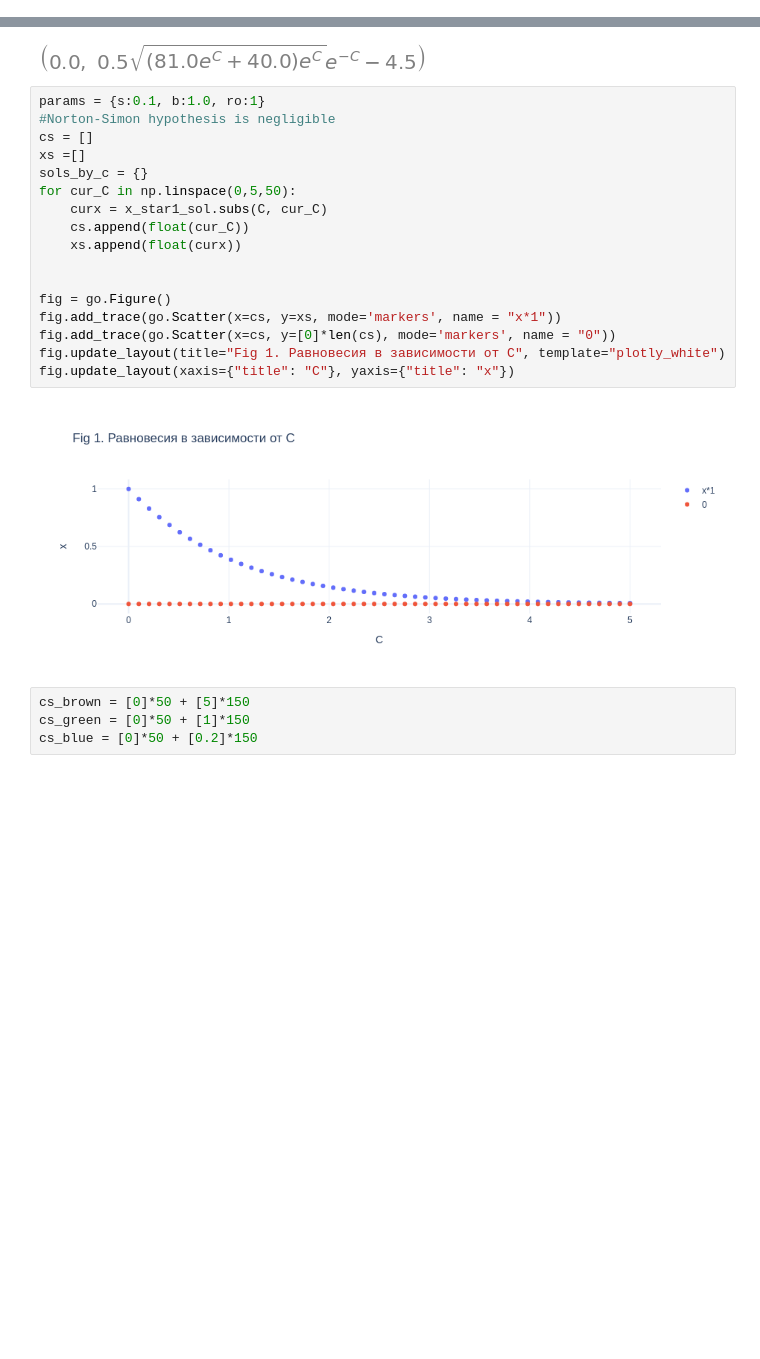
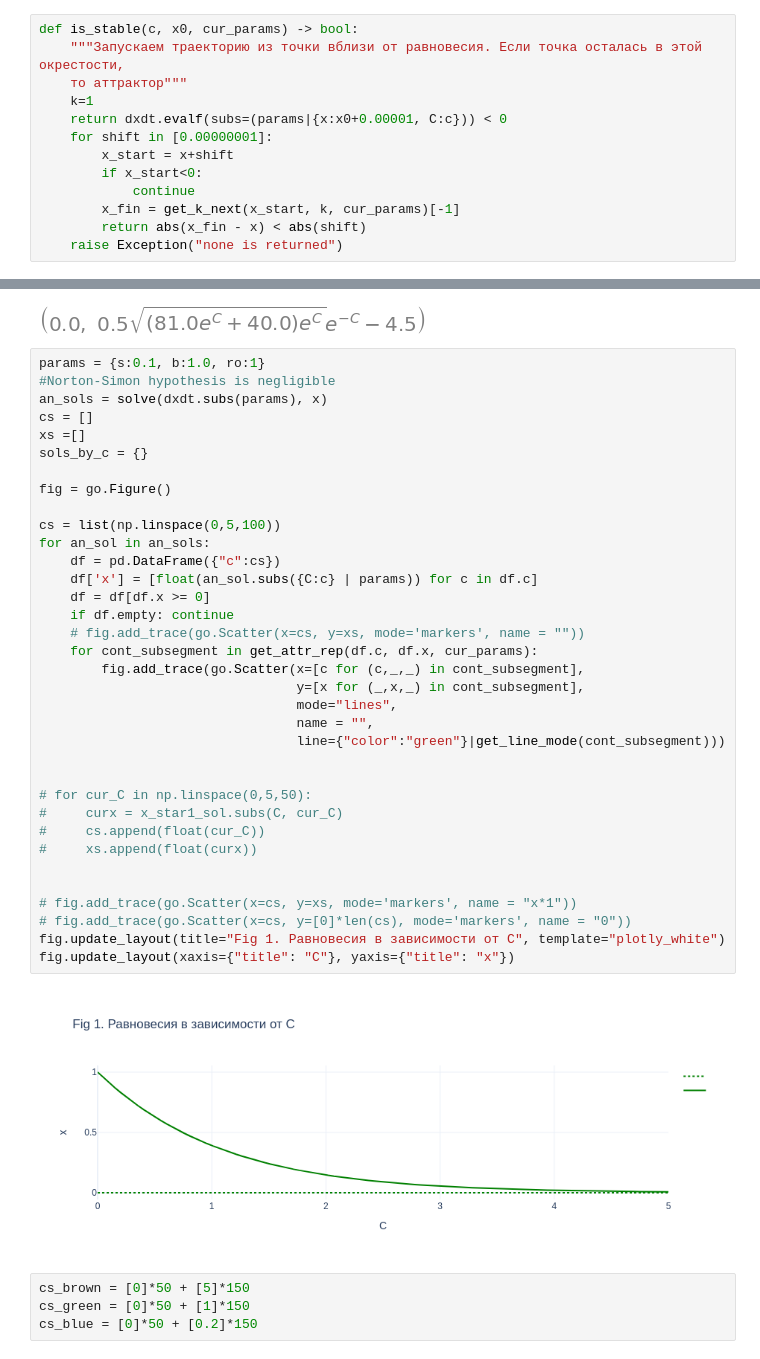
Before and after one commit to SergeyPishchulov/thesis, a Jupyter notebook: effect_of_time_ordering.ipynb, the cells around one changed output, grey strips where cells are left out. Drawn from its saved outputs; the diff is of its cells as text; blank space fills up the shorter version.

```diff
--- a/effect_of_time_ordering.ipynb
+++ b/effect_of_time_ordering.ipynb
@@ -28,0 +47,13 @@ def get_k_next_by_c(curx, cur_params, cs):
+# %%
+def is_stable(c, x0, cur_params) -> bool:
+    """Запускаем траекторию из точки вблизи от равновесия. Если точка осталась в этой окрестости,
+    то аттрактор"""
+    k=1
+    return dxdt.evalf(subs=(params|{x:x0+0.00001, C:c})) < 0
+    for shift in [0.00000001]:
+        x_start = x+shift
+        if x_start<0:
+            continue
+        x_fin = get_k_next(x_start, k, cur_params)[-1]
+        return abs(x_fin - x) < abs(shift)
+    raise Exception("none is returned")
@@ -48,22 +105,40 @@ zero_sol, x_star1_sol
 # %%
 params = {s:0.1, b:1.0, ro:1}
 #Norton-Simon hypothesis is negligible
+an_sols = solve(dxdt.subs(params), x)
 cs = []
 xs =[]
 sols_by_c = {}
-for cur_C in np.linspace(0,5,50):
-    curx = x_star1_sol.subs(C, cur_C)
-    cs.append(float(cur_C))
-    xs.append(float(curx))
+
+fig = go.Figure()
+
+cs = list(np.linspace(0,5,100))
+for an_sol in an_sols:
+    df = pd.DataFrame({"c":cs})
+    df['x'] = [float(an_sol.subs({C:c} | params)) for c in df.c]
+    df = df[df.x >= 0]
+    if df.empty: continue
+    # fig.add_trace(go.Scatter(x=cs, y=xs, mode='markers', name = ""))
+    for cont_subsegment in get_attr_rep(df.c, df.x, cur_params):
+        fig.add_trace(go.Scatter(x=[c for (c,_,_) in cont_subsegment],
+                                 y=[x for (_,x,_) in cont_subsegment],
+                                 mode="lines",
+                                 name = "",
+                                 line={"color":"green"}|get_line_mode(cont_subsegment)))
 
 
-fig = go.Figure()
-fig.add_trace(go.Scatter(x=cs, y=xs, mode='markers', name = "x*1"))
-fig.add_trace(go.Scatter(x=cs, y=[0]*len(cs), mode='markers', name = "0"))
+# for cur_C in np.linspace(0,5,50):
+#     curx = x_star1_sol.subs(C, cur_C)
+#     cs.append(float(cur_C))
+#     xs.append(float(curx))
+
+
+# fig.add_trace(go.Scatter(x=cs, y=xs, mode='markers', name = "x*1"))
+# fig.add_trace(go.Scatter(x=cs, y=[0]*len(cs), mode='markers', name = "0"))
 fig.update_layout(title="Fig 1. Равновесия в зависимости от С", template="plotly_white")
 fig.update_layout(xaxis={"title": "C"}, yaxis={"title": "x"})
 # %% [output]
-[figure, old version]
+[figure, new version]
 # %%
 cs_brown = [0]*50 + [5]*150
 cs_green = [0]*50 + [1]*150
```
Also changed, not shown: parts of 17 cells of this notebook.
